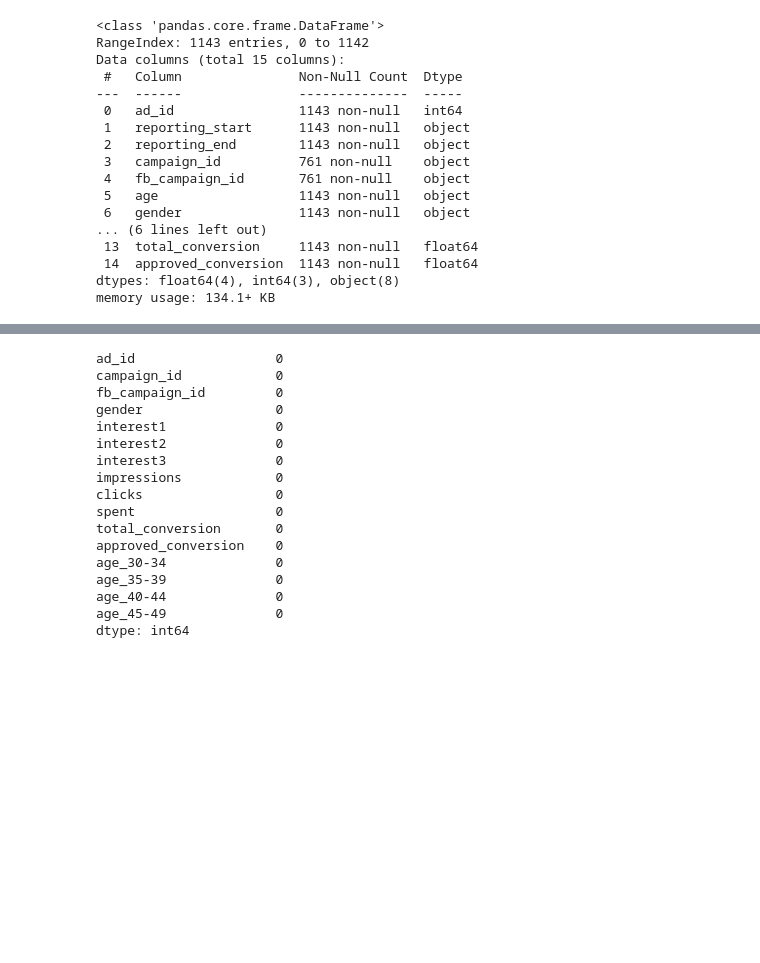
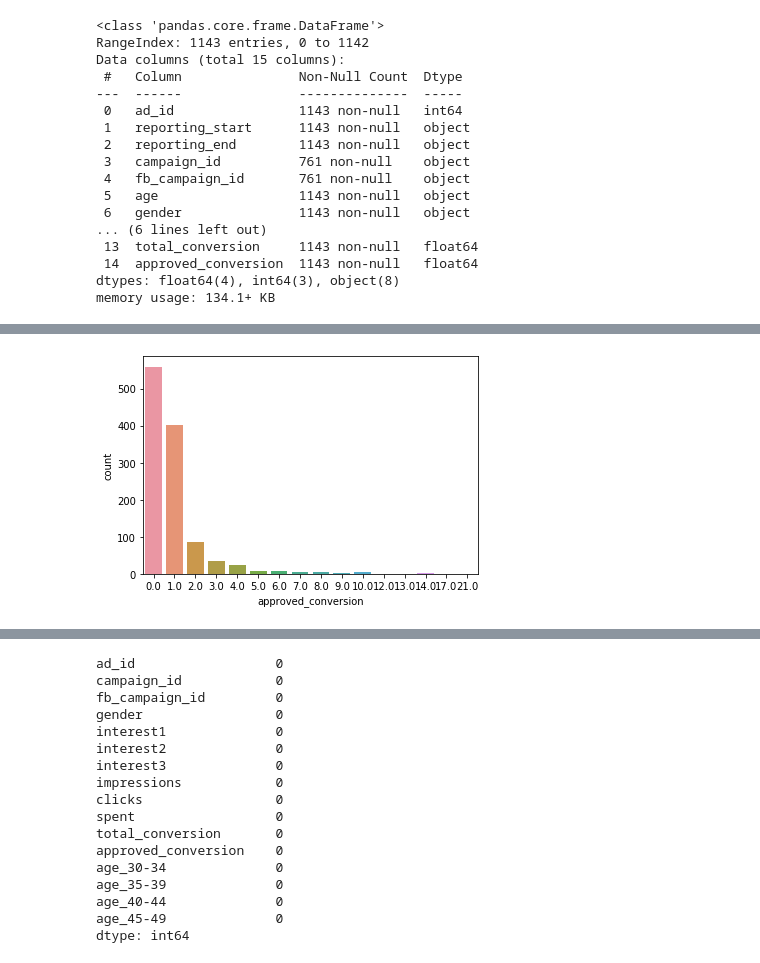
Before and after one commit to christian-freshness/Pytorch-Marketing-Facebook-Ad-Campaign-, a Jupyter notebook: pytorch DS.ipynb, the cells around one changed output, grey strips where cells are left out. Cells and saved outputs as stored; diff of their text form; code cells hidden in the pictures; blank space fills up the shorter version.

```diff
--- a/pytorch DS.ipynb
+++ b/pytorch DS.ipynb
@@ -99,0 +116,4 @@ dtype: int64
+# %%
+sns.countplot(df.approved_conversion);
+# %% [output]
+[figure, added]
```
Also changed, not shown: parts of 39 cells of this notebook.
